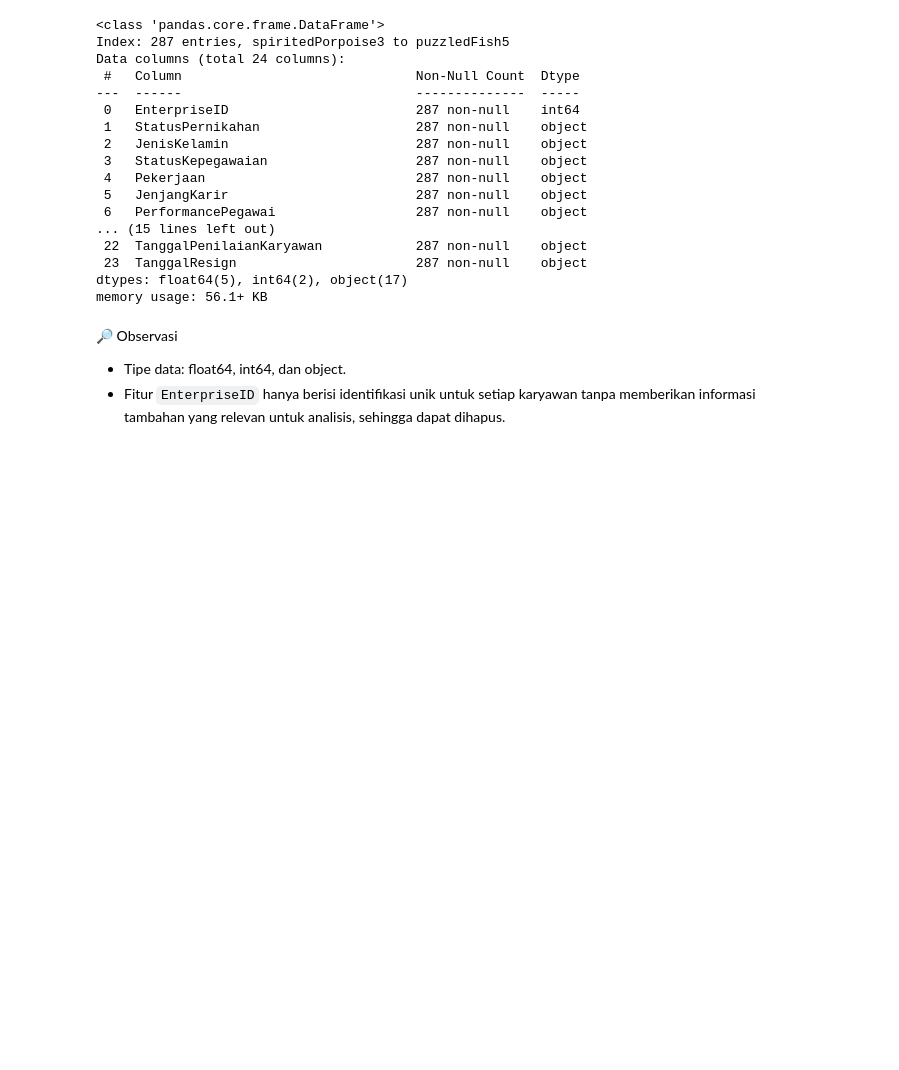
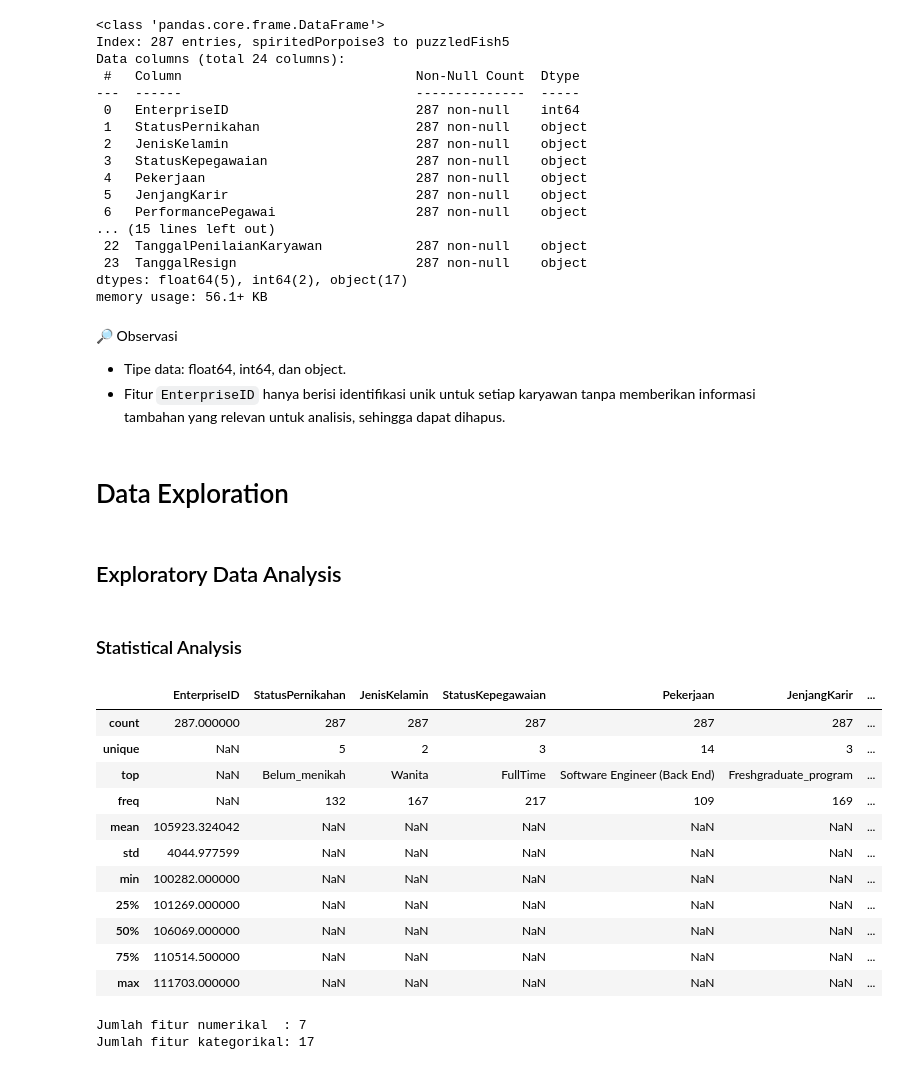
Before and after one commit to sabirinID/Predicting-Employee-Attrition, a Jupyter notebook: Notebooks/hr_employee_retention.ipynb, the cells around one changed output. Drawn from its saved outputs; the diff is of its cells as text; code cells hidden in the pictures; blank space fills up the shorter version.

Commit message:
Add statistical analysis

```diff
--- a/Notebooks/hr_employee_retention.ipynb
+++ b/Notebooks/hr_employee_retention.ipynb
@@ -107,3 +107,25 @@ memory usage: 56.1+ KB
 🔎 Observasi
 - Tipe data: float64, int64, dan object.
 - Fitur `EnterpriseID` hanya berisi identifikasi unik untuk setiap karyawan tanpa memberikan informasi tambahan yang relevan untuk analisis, sehingga dapat dihapus.
+# %% [markdown]
+# Data Exploration
+# %% [markdown]
+## Exploratory Data Analysis
+# %% [markdown]
+### Statistical Analysis
+# %%
+# Statistics for the columns (features)
+df.describe(include='all')
+# %% [output]
+|  | EnterpriseID | StatusPernikahan | JenisKelamin | StatusKepegawaian | Pekerjaan | JenjangKarir | ... |
+| count | 287.000000 | 287 | 287 | 287 | 287 | 287 | ... |
+| unique | NaN | 5 | 2 | 3 | 14 | 3 | ... |
+| top | NaN | Belum_menikah | Wanita | FullTime | Software Engineer (Back End) | Freshgraduate_program | ... |
+| freq | NaN | 132 | 167 | 217 | 109 | 169 | ... |
+| mean | 105923.324042 | NaN | NaN | NaN | NaN | NaN | ... |
+| std | 4044.977599 | NaN | NaN | NaN | NaN | NaN | ... |
+| min | 100282.000000 | NaN | NaN | NaN | NaN | NaN | ... |
+| 25% | 101269.000000 | NaN | NaN | NaN | NaN | NaN | ... |
+| 50% | 106069.000000 | NaN | NaN | NaN | NaN | NaN | ... |
+| 75% | 110514.500000 | NaN | NaN | NaN | NaN | NaN | ... |
+| max | 111703.000000 | NaN | NaN | NaN | NaN | NaN | ... |
@@ -109,0 +139,6 @@ memory usage: 56.1+ KB
+# %%
+print(f'Jumlah fitur numerikal  : {num.shape[1]}')
+print(f'Jumlah fitur kategorikal: {cat.shape[1]}')
+# %% [output]
+Jumlah fitur numerikal  : 7
+Jumlah fitur kategorikal: 17
```
Also changed, not shown: parts of 13 cells of this notebook.
